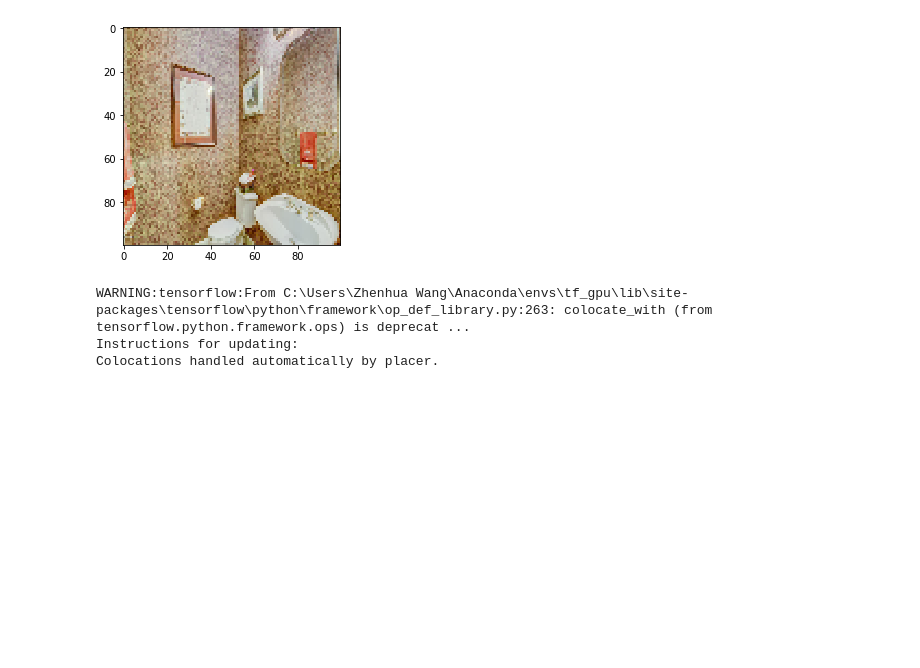
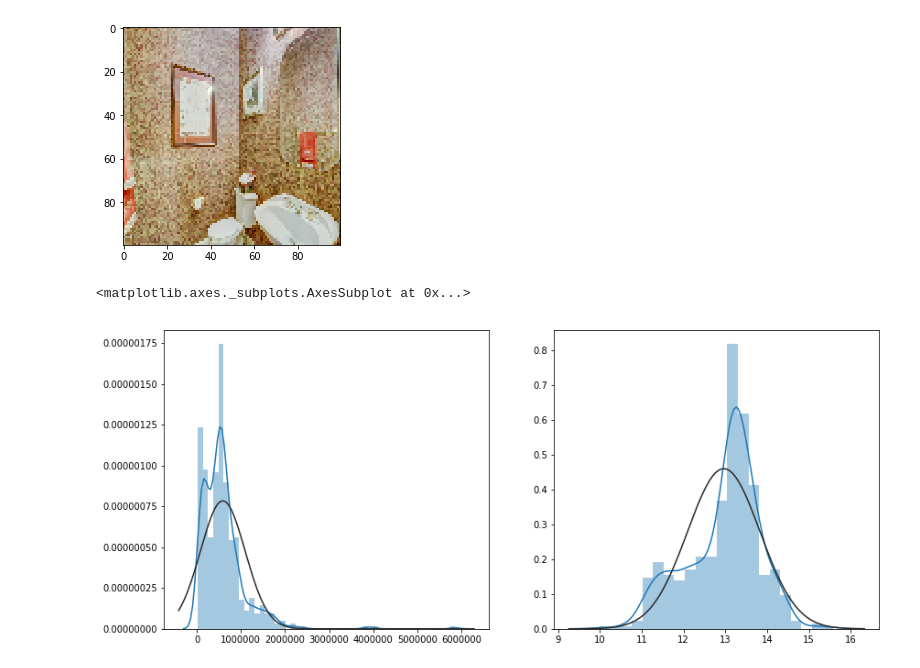
Before and after one commit to zhenhua-wang/Capsule-Network-for-House-Price-Prediction, a Jupyter notebook: MergedModel.ipynb, the cells around one changed output. Saved outputs shown, nothing was run; the diff lists cells and outputs as text; code cells hidden in the pictures; blank space fills up the shorter version.

```diff
--- a/MergedModel.ipynb
+++ b/MergedModel.ipynb
@@ -81,20 +78,37 @@ X13 = X13[shuffle]
 X14 = X14[shuffle]
 X2 = X2[shuffle]
 y = y[shuffle]
+y_log = np.log(y)
 
-x11_train = X11[:400]
-x12_train = X12[:400]
-x13_train = X13[:400]
-x14_train = X14[:400]
-x2_train = X2[:400]
-y_train = y[:400]
+split_inedx = 450
 
-x11_test = X11[400:]
-x12_test = X12[400:]
-x13_test = X13[400:]
-x14_test = X14[400:]
-x2_test = X2[400:]
-y_test = y[400:]
+x11_train = X11[:split_inedx]
+x12_train = X12[:split_inedx]
+x13_train = X13[:split_inedx]
+x14_train = X14[:split_inedx]
+x2_train = X2[:split_inedx]
+y_train = y_log[:split_inedx]
+
+x11_test = X11[split_inedx:]
+x12_test = X12[split_inedx:]
+x13_test = X13[split_inedx:]
+x14_test = X14[split_inedx:]
+x2_test = X2[split_inedx:]
+y_test = y_log[split_inedx:]
+
+x2_min = np.min(x2_train, axis=0)
+x2_max = np.max(x2_train, axis=0)
+x2_train = (x2_train - x2_min) / (x2_max - x2_min)
+x2_test = (x2_test - x2_min) / (x2_max - x2_min)
+# %%
+plt.figure(figsize=(14, 6))
+plt.subplot(121)
+sns.distplot(y, fit=stats.norm)
+plt.subplot(122)
+sns.distplot(y_log, fit=stats.norm)
+# %% [output]
+<matplotlib.axes._subplots.AxesSubplot at 0x...>
+[figure, added]
 # %%
 # cnn model
 def visual_model(input_layer):
@@ -111,5 +133,5 @@ def visual_model(input_layer):
 # %%
-# visual features
+# visual features (cnn)
 visual_input1 = Input(shape=(row, col, 3), name='visual_input1')
 visual1 = visual_model(visual_input1)
 
@@ -121,7 +143,17 @@ visual3 = visual_model(visual_input3)
 
 visual_input4 = Input(shape=(row, col, 3), name='visual_input4')
 visual4 = visual_model(visual_input4)
+
+# textual features (mlp)
+textual_input = Input(shape=(4,), name='textual_input')
+
+# merge visual and textual layers
+x = keras.layers.concatenate([visual1, visual2, visual3, visual4, textual_input])
+
+# fully connectied
+x = Dense(32, activation='sigmoid')(x)
+x = Dense(16, activation='sigmoid')(x)
+# x = Dropout(0.2)(x)
+
+# output
+main_output = Dense(1, activation='linear', name='main_output')(x)
-# %% [output]
-WARNING:tensorflow:From C:\Users\Zhenhua Wang\Anaconda\envs\tf_gpu\lib\site-packages\tensorflow\python\framework\op_def_library.py:263: colocate_with (from tensorflow.python.framework.ops) is deprecat ...
-Instructions for updating:
-Colocations handled automatically by placer.
```
Also changed, not shown: parts of 14 cells of this notebook.
